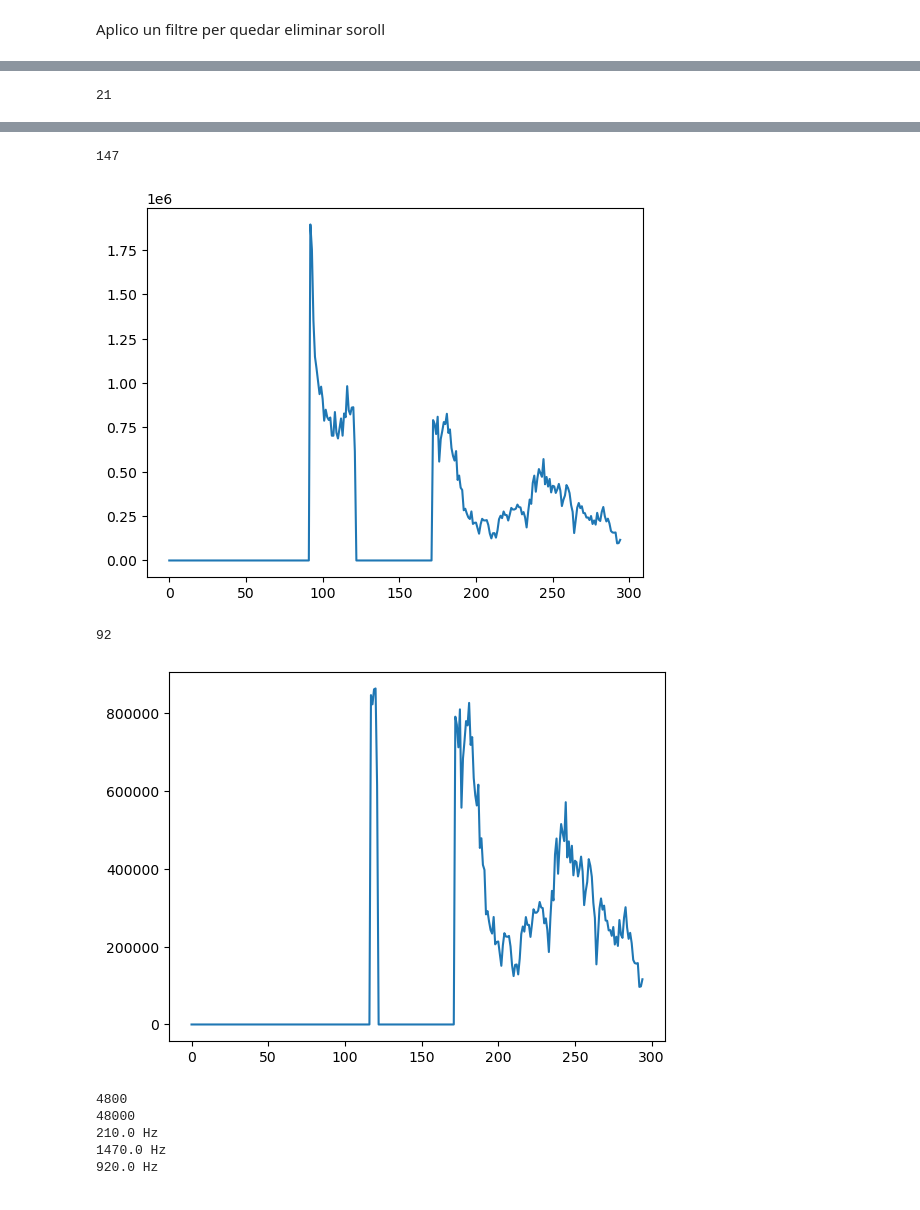
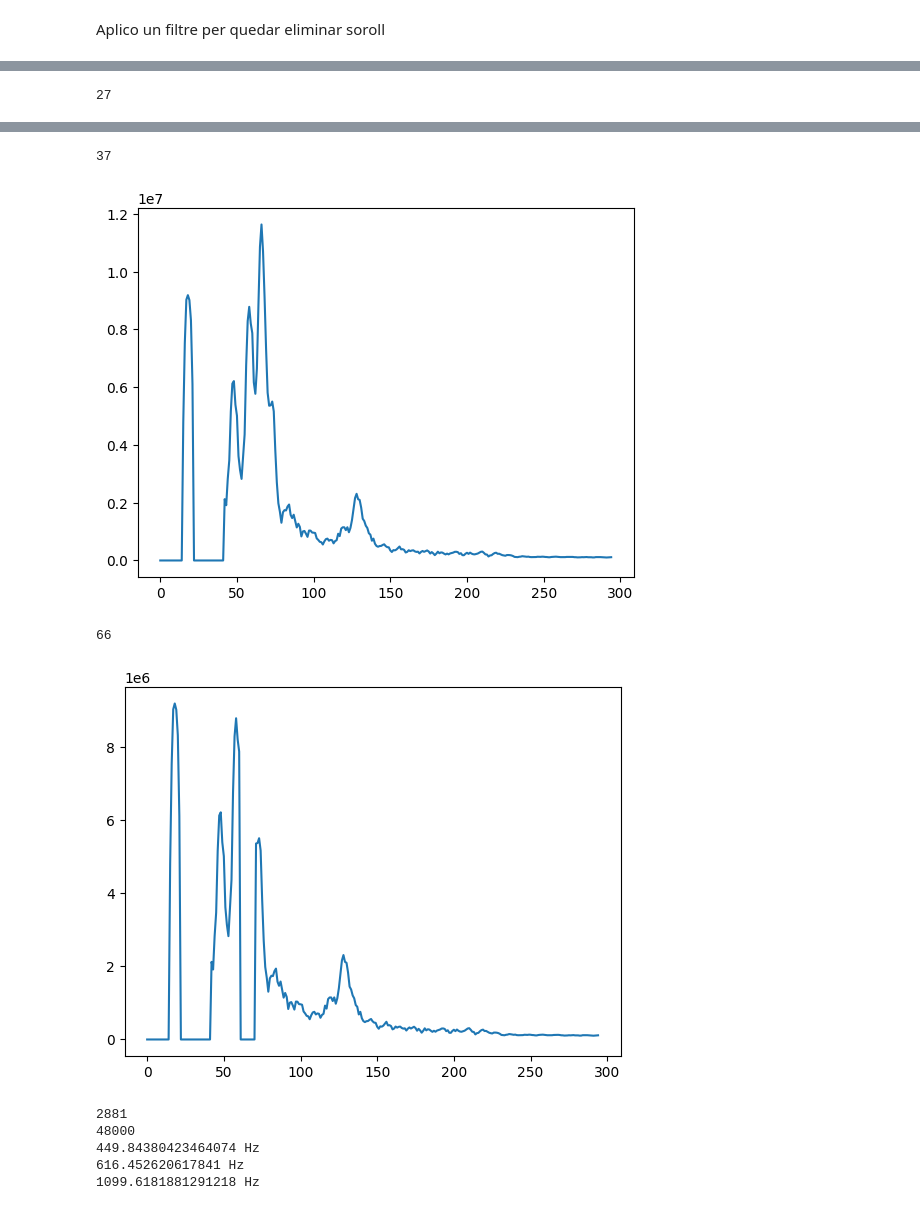
Before and after one commit to daloni/course-big-data-and-ai, a Jupyter notebook: ai/04-vowels-classifier/audio-exploration-vowels.ipynb, the cells around one changed output, grey strips where cells are left out. Drawn from its saved outputs; the diff is of its cells as text; code cells hidden in the pictures.

Commit message:
fix jsons

```diff
--- a/ai/04-vowels-classifier/audio-exploration-vowels.ipynb
+++ b/ai/04-vowels-classifier/audio-exploration-vowels.ipynb
@@ -13,7 +13,7 @@ from wav2vec import cutvowel, wav2vec #el nostre modul
 # %% [markdown]
 importo el meu fitxer json
 # %%
-with open("vowels/jordi.json") as f:
+with open("./vowels/jordi.json") as f:
     data = json.load(f)
 print(data[30])
 # %% [output]
@@ -29,15 +29,16 @@ les llibreries que necesito per utilitzar i processar audio
 # %% [markdown]
 carrego el fitxer d'audio
 # %%
-select = 21 #5 i 103
+select = 5 #5 i 103
 start = float(data[select]["start"])
-print(start)
 end=float(data[select]["end"])
-print(end)
 
-Fs, audio = sio.wavfile.read("vowels/alex.wav")
+print(data[select], start, end)
+
+Fs, audio = sio.wavfile.read("./vowels/jordi.wav")
 #Fs, audio = cutvowel("vowels/alex.wav"), float(data[select]["start"]), float(data[select]["end"]))
-cut = audio[int(start*Fs):int(end*Fs),0]
+print(Fs, int(start*Fs), int(end*Fs), len(audio))
+cut = audio[int(start*Fs):int(end*Fs)]
 
 #print(Fs)
 #print(len(audio)) #per mirar si és estero o mono
@@ -55,4 +56,5 @@ cut = audio[int(start*Fs):int(end*Fs),0]
 #data[select]["vocal"]
 print(Fs)
 print(cut)
+print(len(cut))
 # %% [output]
@@ -131,5 +140,5 @@ np.argmax(out)
 # %%
-filter2 = 25
+filter2 = 5
 
 maxim1 = np.argmax(out)
 print(maxim1)
@@ -160,4 +169,4 @@ plt.figure()
 plt.plot(out)
 plt.show()
 # %% [output]
-21
+27
@@ -165,7 +174,7 @@ plt.show()
-147
+37
-[figure, old version]
+[figure, new version]
-92
+66
-[figure, old version]
+[figure, new version]
 # %%
 print(fourier.size)
 print(Fs)
@@ -173,8 +182,8 @@ print((maxim1)*Fs/fourier.size, "Hz")
 print((maxim2)*Fs/fourier.size, "Hz")
 print((maxim3)*Fs/fourier.size, "Hz")
 # %% [output]
-4800
+2881
 48000
-210.0 Hz
-1470.0 Hz
-920.0 Hz
+449.84380423464074 Hz
+616.452620617841 Hz
+1099.6181881291218 Hz
```
Also changed, not shown: parts of 10 cells of this notebook, 6 other files.
